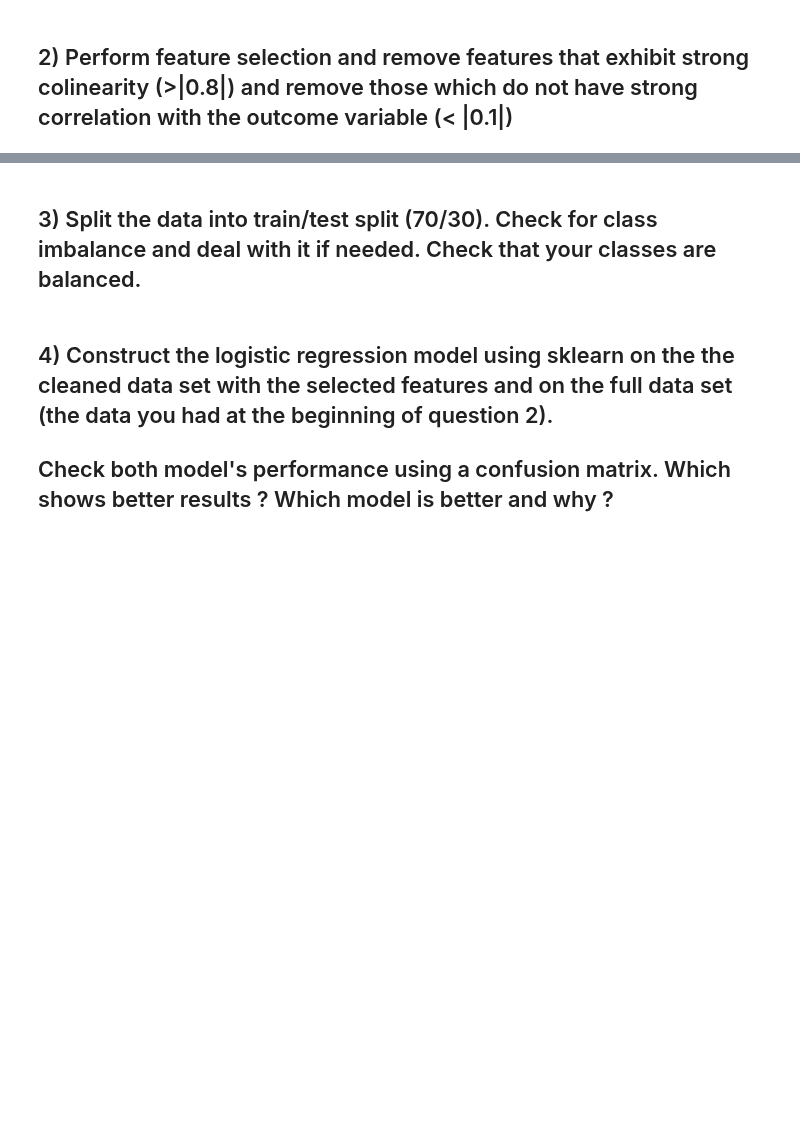
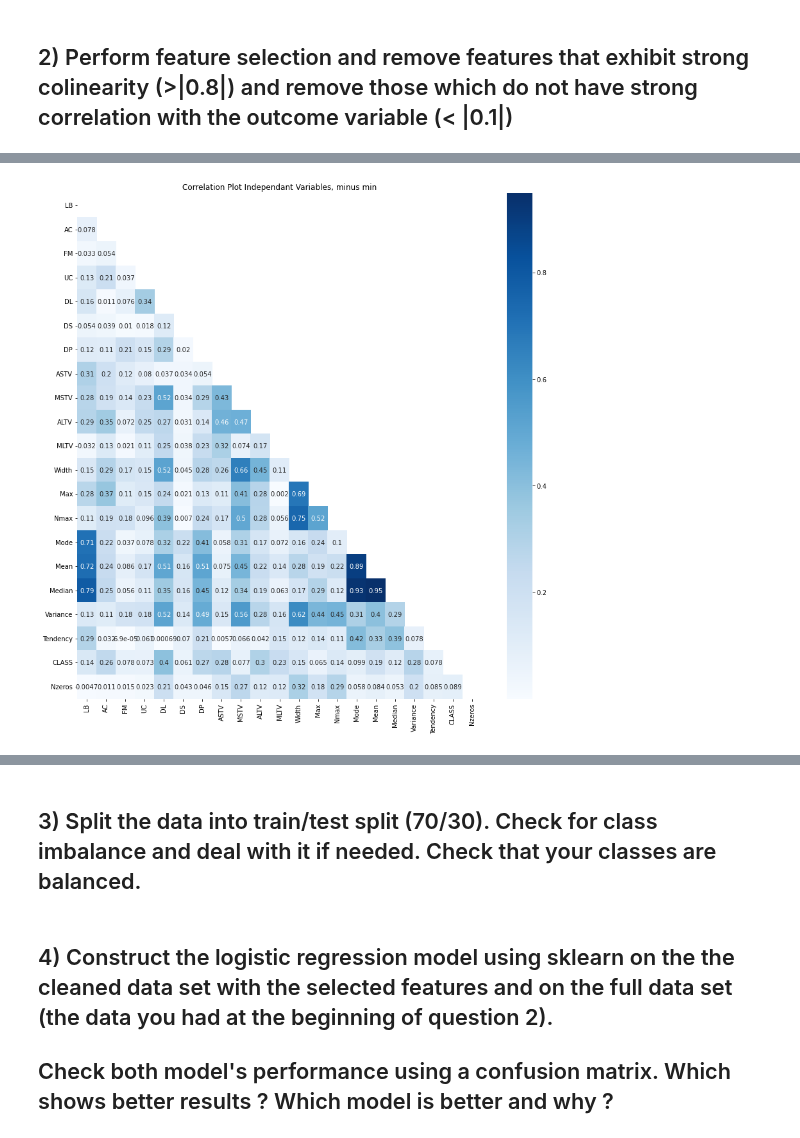
Before and after one commit to DuncanFerguson/GITHUB_REPOSITORY, a Jupyter notebook: DU_MSDS/Data Science Tools 2/HW7/homework7_Duncan_Ferguson.ipynb, the cells around one changed output, grey strips where cells are left out. Drawn from its saved outputs; the diff is of its cells as text; code cells hidden in the pictures; blank space fills up the shorter version.

```diff
--- a/DU_MSDS/Data Science Tools 2/HW7/homework7_Duncan_Ferguson.ipynb
+++ b/DU_MSDS/Data Science Tools 2/HW7/homework7_Duncan_Ferguson.ipynb
@@ -209,0 +231,12 @@ df_raw.head()
+# %%
+# Removing Min
+drop_list = ['Min']
+X_all.drop(columns=drop_list, inplace=True)
+
+plt.figure(figsize=(12,12))
+sns.heatmap(X_all.corr().abs(), annot=True, mask=np.triu(X_all.corr()), cmap="Blues")
+plt.tight_layout()
+plt.title('Correlation Plot Independant Variables, minus min')
+plt.show()
+# %% [output]
+[figure, added]
```
Also changed, not shown: parts of 8 cells of this notebook.
